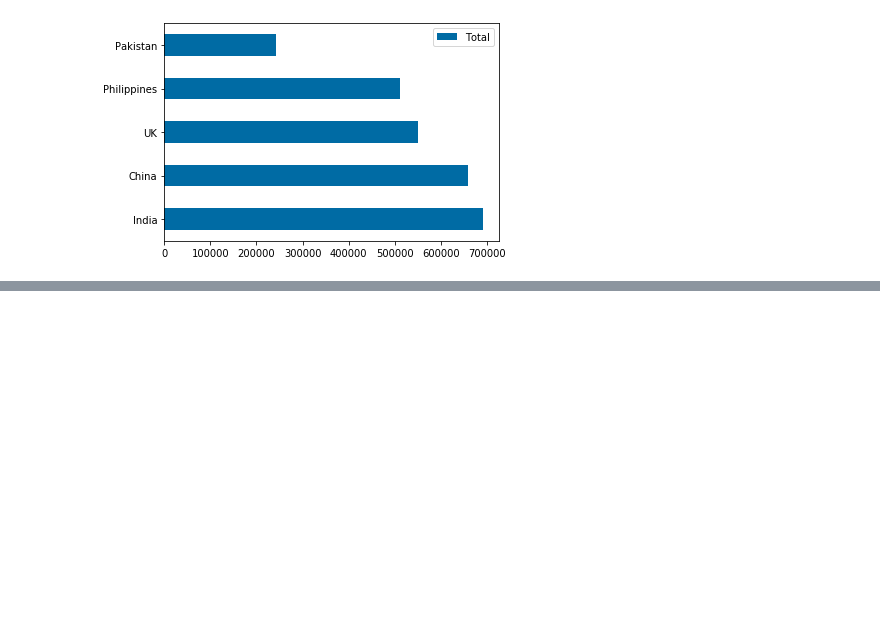
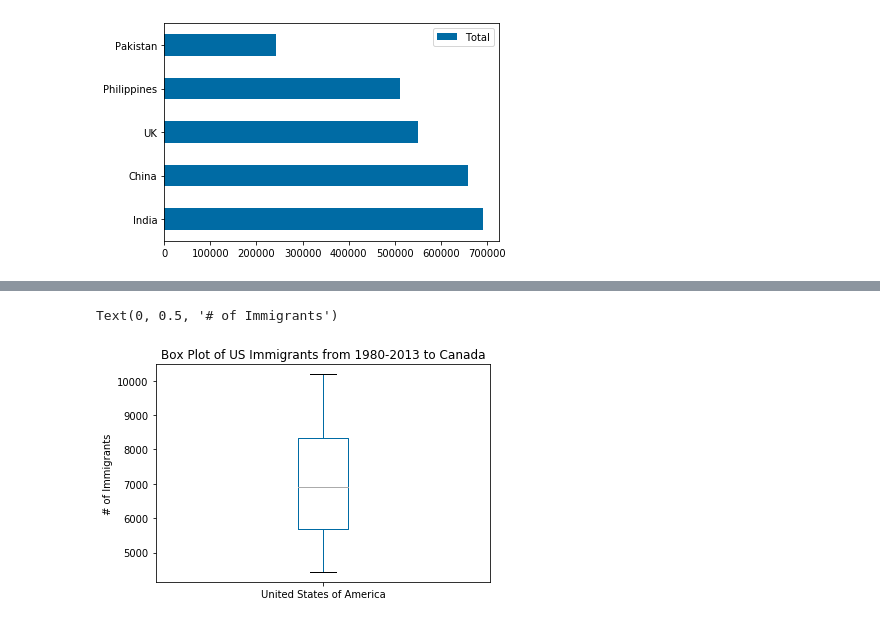
Before and after one commit to YM88/data_visualization_methods_with_python, a Jupyter notebook: 001.ipynb, the cells around one changed output, grey strips where cells are left out. Cells and saved outputs as stored; diff of their text form; code cells hidden in the pictures; blank space fills up the shorter version.

```diff
--- a/001.ipynb
+++ b/001.ipynb
@@ -252,0 +276,7 @@ df[['Total']].sort_values('Total', ascending = False).head(5).plot(kind='barh')
+# %%
+# Let's visualize US immigrants to Canada!
+df.loc[['United States of America'], years].T.plot(kind='box', title = 'Box Plot of US Immigrants from 1980-2013 to Canada')
+plt.ylabel('# of Immigrants')
+# %% [output]
+Text(0, 0.5, '# of Immigrants')
+[figure, added]
```
Also changed, not shown: parts of 16 cells of this notebook.
